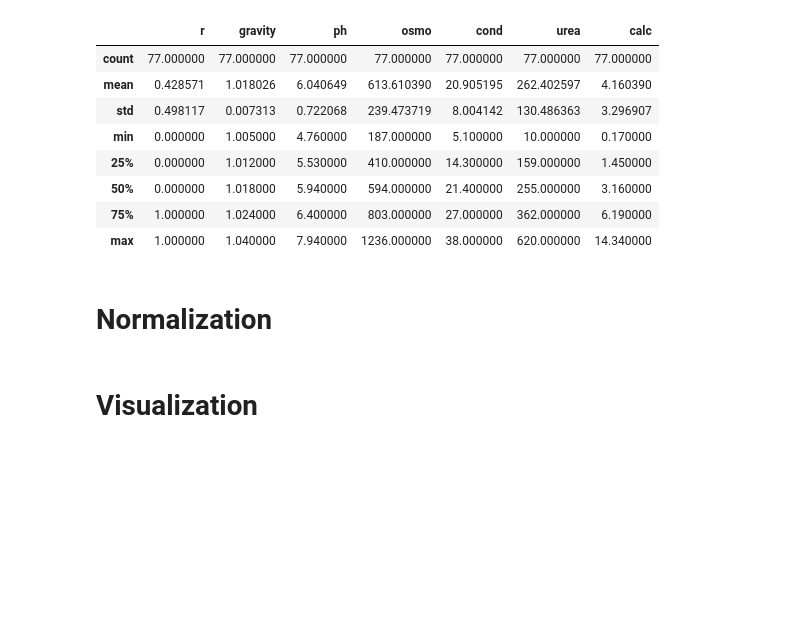
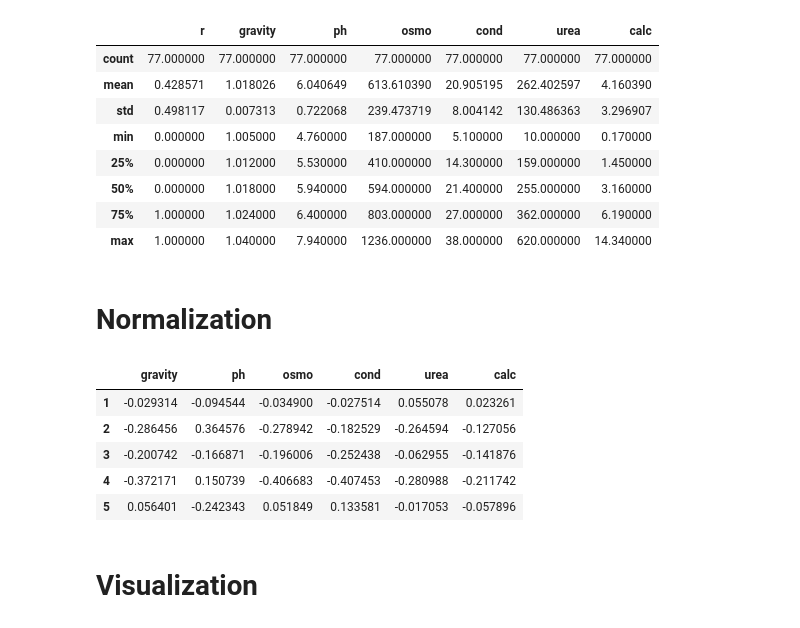
Before and after one commit to Liungweiliu/NCCU_Algorithms, a Jupyter notebook: Urine_Data_Analysis.ipynb, the cells around one changed output. Cells and saved outputs as stored; diff of their text form; code cells hidden in the pictures; blank space fills up the shorter version.

```diff
--- a/Urine_Data_Analysis.ipynb
+++ b/Urine_Data_Analysis.ipynb
@@ -147,3 +140,12 @@ X3.describe().to_csv("description_X3nornalized.csv")
+# %%
+X3.head()
+# %% [output]
+|  | gravity | ph | osmo | cond | urea | calc |
+| 1 | -0.029314 | -0.094544 | -0.034900 | -0.027514 | 0.055078 | 0.023261 |
+| 2 | -0.286456 | 0.364576 | -0.278942 | -0.182529 | -0.264594 | -0.127056 |
+| 3 | -0.200742 | -0.166871 | -0.196006 | -0.252438 | -0.062955 | -0.141876 |
+| 4 | -0.372171 | 0.150739 | -0.406683 | -0.407453 | -0.280988 | -0.211742 |
+| 5 | 0.056401 | -0.242343 | 0.051849 | 0.133581 | -0.017053 | -0.057896 |
 # %% [markdown]
 # Visualization
 # %% [markdown]
```
Also changed, not shown: parts of 12 cells of this notebook, 17 other files.
